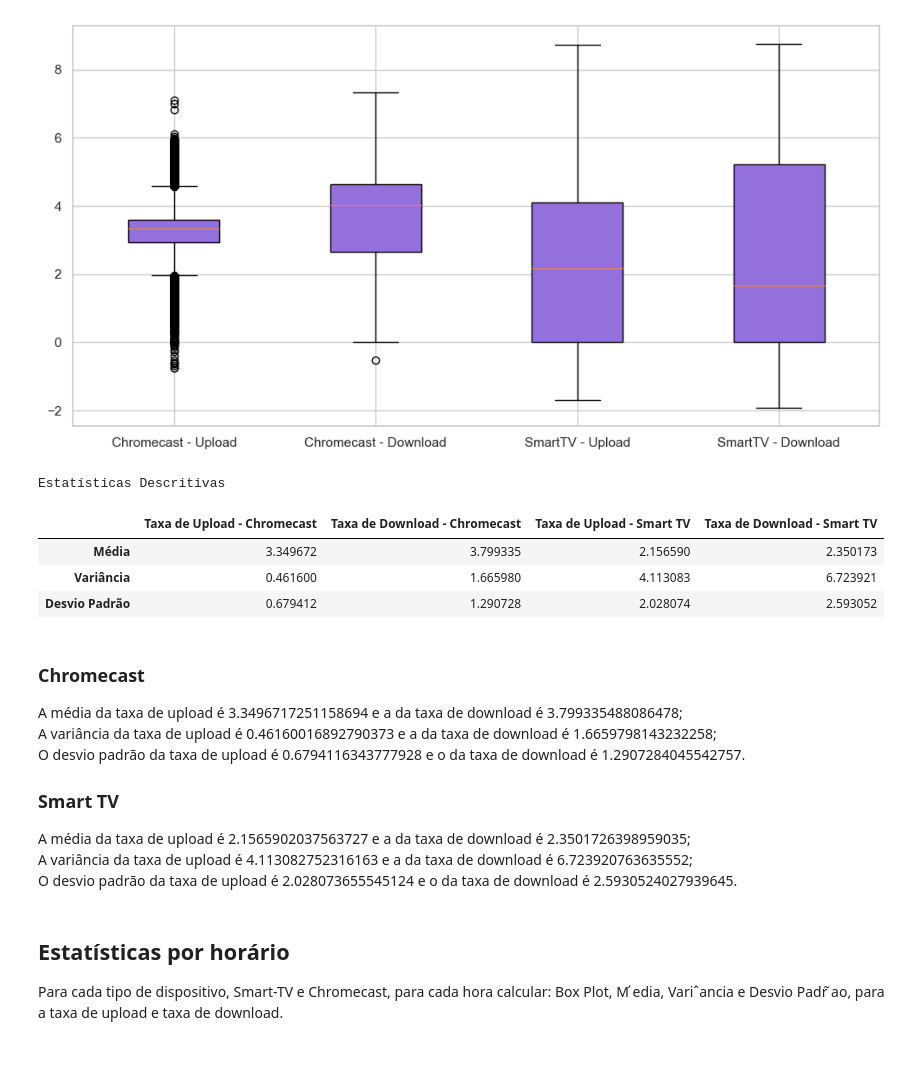
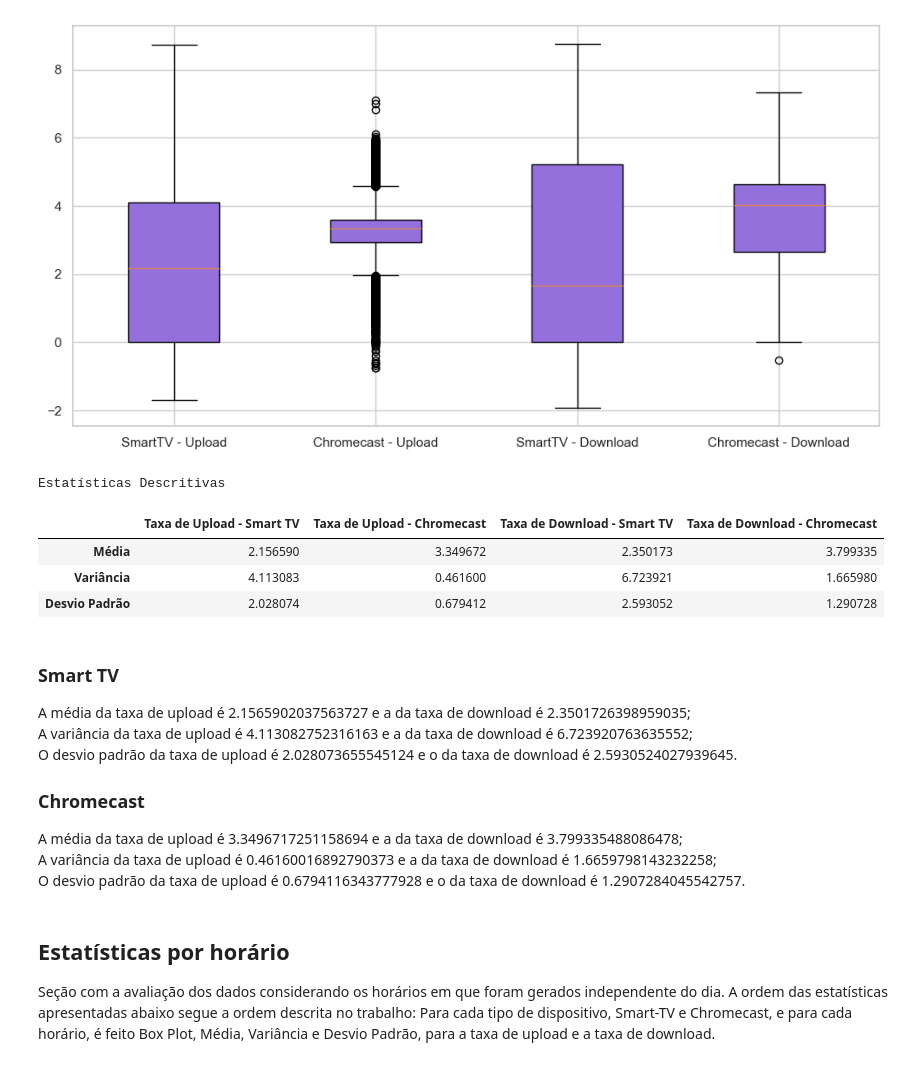
Before and after one commit to guilherme-hu/Probest, a Jupyter notebook: Trabalho.ipynb, the cells around one changed output. Saved outputs shown, nothing was run; the diff lists cells and outputs as text; code cells hidden in the pictures.

Commit message:
Estatistica por hora, inicio / Rearrumação do codigo antigo

```diff
--- a/Trabalho.ipynb
+++ b/Trabalho.ipynb
@@ -7,8 +7,8 @@ import statsmodels.api as sm
 import seaborn as sns
 # %%
 # Carregar os datasets
-chromecast_df = pd.read_csv("dataset_chromecast.csv")
-smart_tv_df = pd.read_csv("dataset_smart-tv.csv")
+chromecast_data = pd.read_csv("dataset_chromecast.csv")
+smart_tv_data = pd.read_csv("dataset_smart-tv.csv")
 # %%
 # Função que aplica a transformação logarítmica a uma coluna específica de um DataFrame
 def log_transform(df, column):
@@ -88,25 +88,25 @@ for df, column, title, xlabel, ylabel in datasets_ecdf:
 # %%
 ### Boxplots dos Dados
 
 fig, ax = plt.subplots(figsize=(12, 6))  # Aumentar a largura do gráfico
 
-bp = ax.boxplot([chromecast_df['bytes_up'], chromecast_df['bytes_down'],
-                 smart_tv_df['bytes_up'], smart_tv_df['bytes_down']], patch_artist=True)
+bp = ax.boxplot([smart_tv_data['bytes_up'], chromecast_data['bytes_up'],
+                 smart_tv_data['bytes_down'], chromecast_data['bytes_down']], patch_artist=True)
 
 colors = ['mediumpurple', 'mediumpurple', 'mediumpurple', 'mediumpurple']
 
 for patch, color in zip(bp['boxes'], colors):
     patch.set_facecolor(color)
 
-ax.set_xticklabels(['Chromecast - Upload', 'Chromecast - Download', 'SmartTV - Upload', 'SmartTV - Download'])
+ax.set_xticklabels(['SmartTV - Upload', 'Chromecast - Upload', 'SmartTV - Download', 'Chromecast - Download'])
 
 plt.show()
 # %% [output]
-[figure, old version]
+[figure, new version]
 # %%
-### Estatísticas Descritivas
+### Estatísticas Descritivas - Média, Variância e Desvio Padrão
 
-# Função para calcular estatísticas
+# Função para calcular Média, Variância e Desvio Padrão
 def calculate_statistics(df, column):
     mean = df[column].mean()
     variance = df[column].var()
@@ -115,10 +115,10 @@ def calculate_statistics(df, column):
 
 # Calcular estatísticas para cada coluna
 stats = {
-    "Taxa de Upload - Chromecast": calculate_statistics(chromecast_df, "bytes_up"),
-    "Taxa de Download - Chromecast": calculate_statistics(chromecast_df, "bytes_down"),
-    "Taxa de Upload - Smart TV": calculate_statistics(smart_tv_df, "bytes_up"),
-    "Taxa de Download - Smart TV": calculate_statistics(smart_tv_df, "bytes_down")
+    "Taxa de Upload - Smart TV": calculate_statistics(smart_tv_data, "bytes_up"),
+    "Taxa de Upload - Chromecast": calculate_statistics(chromecast_data, "bytes_up"),
+    "Taxa de Download - Smart TV": calculate_statistics(smart_tv_data, "bytes_down"),
+    "Taxa de Download - Chromecast": calculate_statistics(chromecast_data, "bytes_down"),
 }
 
 # Criar DataFrame para exibir as estatísticas
@@ -150,15 +150,15 @@ smart_tv_upload_stats = stats["Taxa de Upload - Smart TV"]
 smart_tv_download_stats = stats["Taxa de Download - Smart TV"]
 
 markdown_text = f"""
+### Smart TV
+A média da taxa de upload é  {smart_tv_upload_stats[0]} e a da taxa de download é  {smart_tv_download_stats[0]};
+A variância da taxa de upload é  {smart_tv_upload_stats[1]} e a da taxa de download é  {smart_tv_download_stats[1]};
+O desvio padrão da taxa de upload é  {smart_tv_upload_stats[2]} e o da taxa de download é  {smart_tv_download_stats[2]}.
+
 ### Chromecast
 A média da taxa de upload é  {chromecast_upload_stats[0]} e a da taxa de download é  {chromecast_download_stats[0]};
 A variância da taxa de upload é  {chromecast_upload_stats[1]} e a da taxa de download é  {chromecast_download_stats[1]};
 O desvio padrão da taxa de upload é  {chromecast_upload_stats[2]} e o da taxa de download é  {chromecast_download_stats[2]}.
-
-### Smart TV
-A média da taxa de upload é  {smart_tv_upload_stats[0]} e a da taxa de download é  {smart_tv_download_stats[0]};
-A variância da taxa de upload é  {smart_tv_upload_stats[1]} e a da taxa de download é  {smart_tv_download_stats[1]};
-O desvio padrão da taxa de upload é  {smart_tv_upload_stats[2]} e o da taxa de download é  {smart_tv_download_stats[2]}.
 """
 
 # Exibir o markdown
@@ -166,23 +166,21 @@ from IPython.display import Markdown, display
 display(Markdown(markdown_text))
 # %% [output]
 Estatísticas Descritivas
-|  | Taxa de Upload - Chromecast | Taxa de Download - Chromecast | Taxa de Upload - Smart TV | Taxa de Download - Smart TV |
-| Média | 3.349672 | 3.799335 | 2.156590 | 2.350173 |
-| Variância | 0.461600 | 1.665980 | 4.113083 | 6.723921 |
-| Desvio Padrão | 0.679412 | 1.290728 | 2.028074 | 2.593052 |
+|  | Taxa de Upload - Smart TV | Taxa de Upload - Chromecast | Taxa de Download - Smart TV | Taxa de Download - Chromecast |
+| Média | 2.156590 | 3.349672 | 2.350173 | 3.799335 |
+| Variância | 4.113083 | 0.461600 | 6.723921 | 1.665980 |
+| Desvio Padrão | 2.028074 | 0.679412 | 2.593052 | 1.290728 |
+
+### Smart TV
+A média da taxa de upload é  2.1565902037563727 e a da taxa de download é  2.3501726398959035;
+A variância da taxa de upload é  4.113082752316163 e a da taxa de download é  6.723920763635552;
+O desvio padrão da taxa de upload é  2.028073655545124 e o da taxa de download é  2.5930524027939645.
 
 ### Chromecast
 A média da taxa de upload é  3.3496717251158694 e a da taxa de download é  3.799335488086478;
 A variância da taxa de upload é  0.46160016892790373 e a da taxa de download é  1.6659798143232258;
 O desvio padrão da taxa de upload é  0.6794116343777928 e o da taxa de download é  1.2907284045542757.
-
-### Smart TV
-A média da taxa de upload é  2.1565902037563727 e a da taxa de download é  2.3501726398959035;
-A variância da taxa de upload é  4.113082752316163 e a da taxa de download é  6.723920763635552;
-O desvio padrão da taxa de upload é  2.028073655545124 e o da taxa de download é  2.5930524027939645.
 # %% [markdown]
 ## Estatísticas por horário
 
-Para cada tipo de dispositivo,
-Smart-TV e Chromecast, para cada hora calcular: Box Plot, M ́edia, Variˆancia e Desvio
-Padr ̃ao, para a taxa de upload e taxa de download.
+Seção com a avaliação dos dados considerando os horários em que foram gerados independente do dia. A ordem das estatísticas apresentadas abaixo segue a ordem descrita no trabalho: Para cada tipo de dispositivo, Smart-TV e Chromecast, e para cada horário, é feito Box Plot, Média, Variância e Desvio Padrão, para a taxa de upload e a taxa de download.
```
Also changed, not shown: parts of 23 cells of this notebook.
